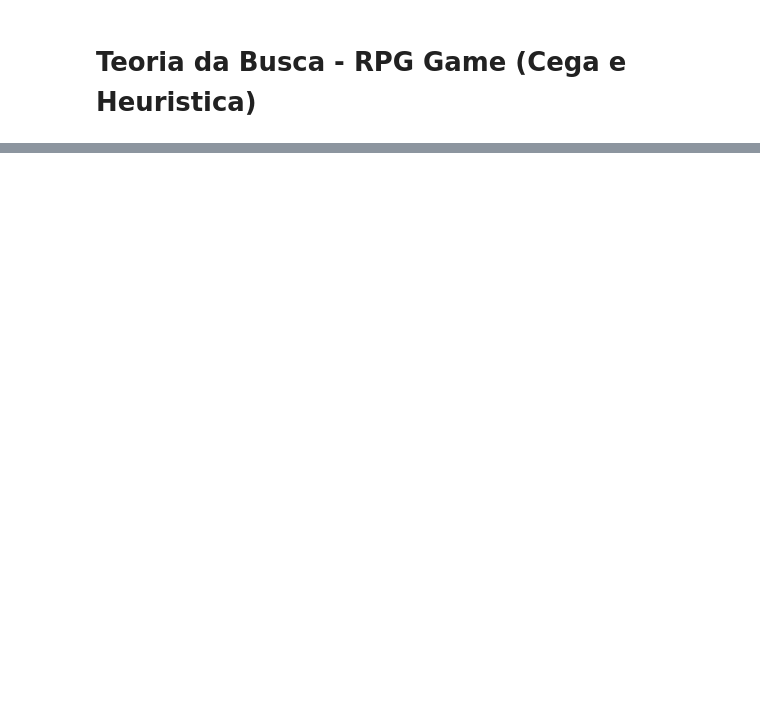
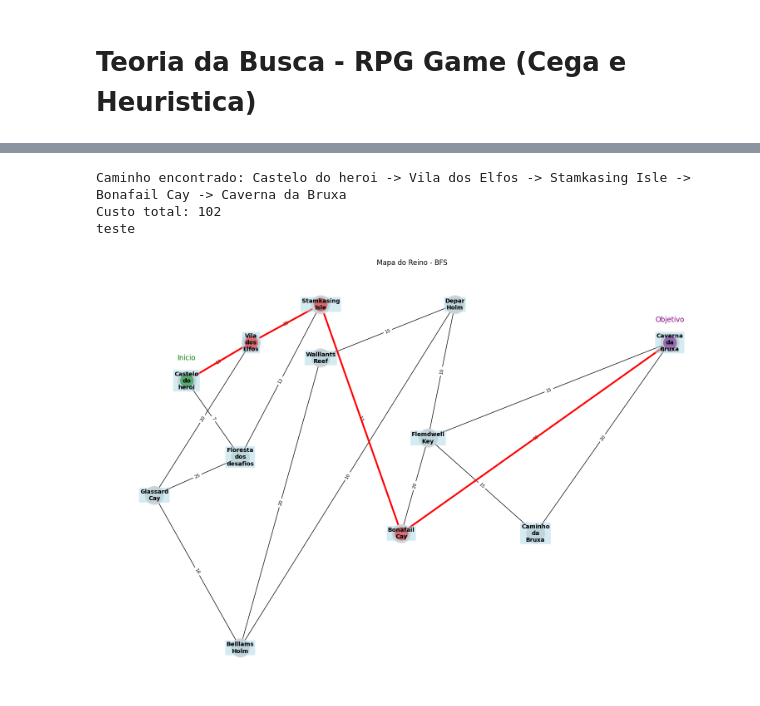
Before and after one commit to LeonardoRaiz/FATEC, a Jupyter notebook: Aulas/IA/2025-2/Aula 02/Aula 02.ipynb, the cells around one changed output, grey strips where cells are left out. Drawn from its saved outputs; the diff is of its cells as text; code cells hidden in the pictures; blank space fills up the shorter version.

```diff
--- a/Aulas/IA/2025-2/Aula 02/Aula 02.ipynb
+++ b/Aulas/IA/2025-2/Aula 02/Aula 02.ipynb
@@ -83,0 +99,40 @@ teste
+# %%
+def bfs_game(grafo, inicio, objetivo):
+    visitados = set()
+    fila = deque([(inicio, [inicio], 0)])
+
+    if inicio == objetivo:
+        return [inicio], 0
+
+    while fila:
+        no_atual, caminho, custo_total = fila.popleft()
+
+        if no_atual == objetivo:
+            return caminho, custo_total
+
+        if no_atual not in visitados:
+            visitados.add(no_atual)
+            for vizinho in grafo[no_atual]:
+                if vizinho not in visitados:
+                    novo_custo = custo_total + grafo[no_atual][vizinho]['weight']
+                    novo_caminho = list(caminho)
+                    novo_caminho.append(vizinho)
+                    fila.append((vizinho, novo_caminho, novo_custo))
+    return None
+# %%
+inicio_heroi = "Castelo do heroi"
+objetivo_heroi = "Caverna da Bruxa"
+
+caminho_bfs, custo_bfs = bfs_game(G_game, inicio_heroi, objetivo_heroi)
+
+if caminho_bfs:
+    print(f"Caminho encontrado: {' -> '.join(caminho_bfs)}")
+    print(f"Custo total: {custo_bfs}")
+    plot_mapa(G_game, caminho_bfs, titulo='Mapa do Reino - BFS')
+else:
+    print("Deu errdo!")
+# %% [output]
+Caminho encontrado: Castelo do heroi -> Vila dos Elfos -> Stamkasing Isle -> Bonafail Cay -> Caverna da Bruxa
+Custo total: 102
+teste
+[figure, added]
```
Also changed, not shown: parts of 2 cells of this notebook.
